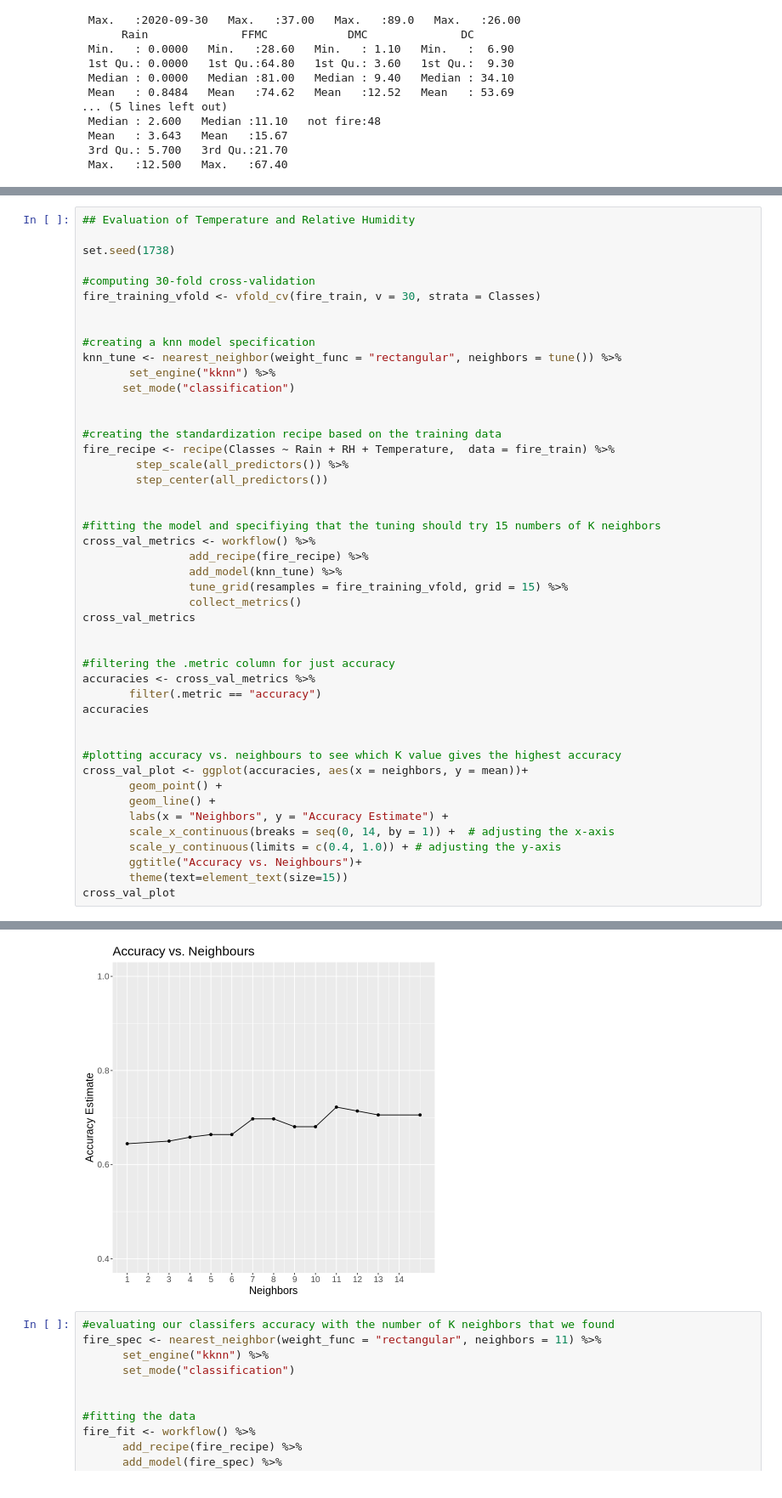
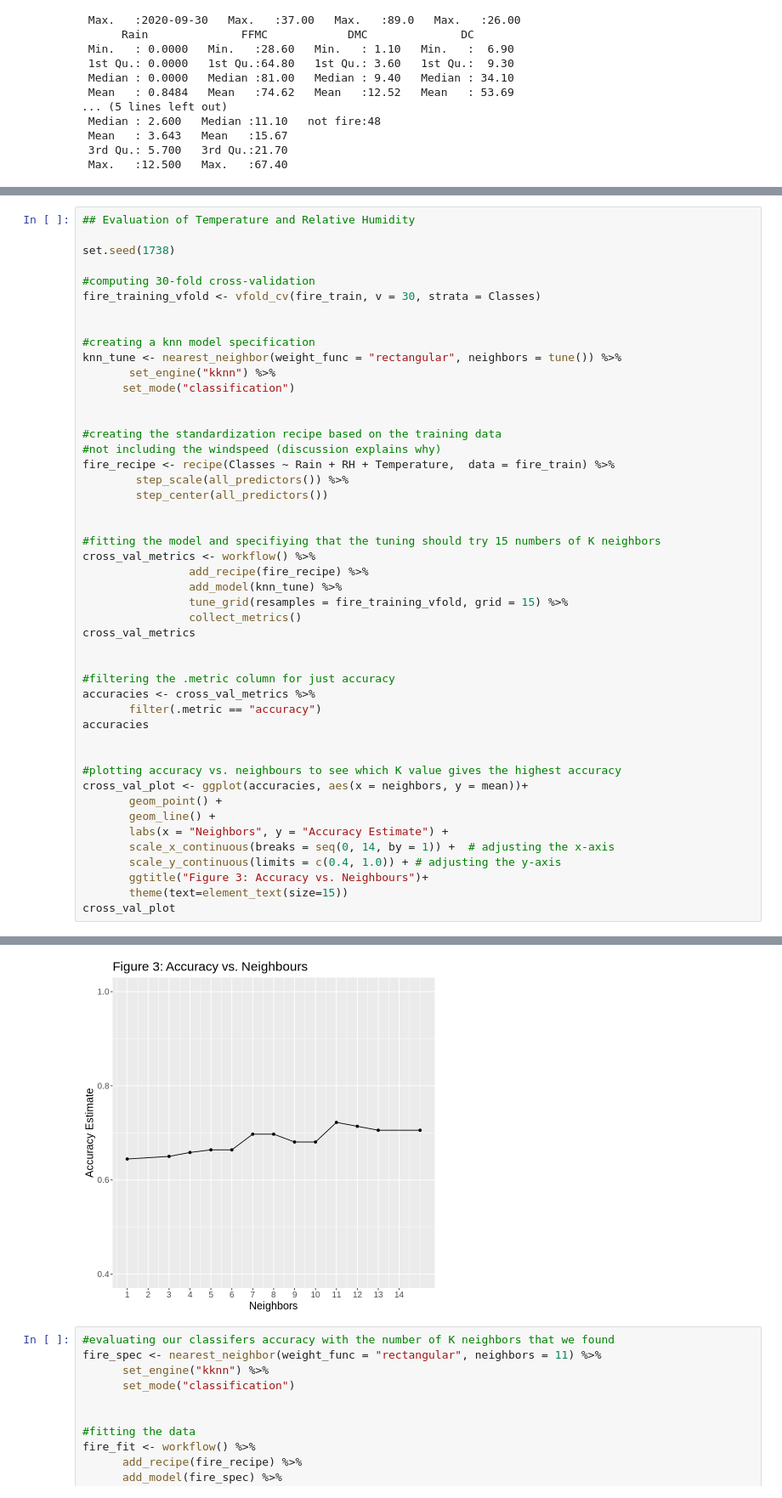
Before and after one commit to lufinot/DTSC-G18-V2, a Jupyter notebook: projectt.ipynb, the cells around one changed output, grey strips where cells are left out. Shown: that part at 85% size. Drawn from its saved outputs; the diff is of its cells as text.

Commit message:
added more to the discussion

```diff
--- a/projectt.ipynb
+++ b/projectt.ipynb
@@ -175,6 +193,7 @@ knn_tune <- nearest_neighbor(weight_func = "rectangular", neighbors = tune()) %>
 
 
 #creating the standardization recipe based on the training data
+#not including the windspeed (discussion explains why)
 fire_recipe <- recipe(Classes ~ Rain + RH + Temperature,  data = fire_train) %>%
         step_scale(all_predictors()) %>%
         step_center(all_predictors())
@@ -202,7 +221,7 @@ cross_val_plot <- ggplot(accuracies, aes(x = neighbors, y = mean))+
        labs(x = "Neighbors", y = "Accuracy Estimate") +
        scale_x_continuous(breaks = seq(0, 14, by = 1)) +  # adjusting the x-axis
        scale_y_continuous(limits = c(0.4, 1.0)) + # adjusting the y-axis
-       ggtitle("Accuracy vs. Neighbours")+
+       ggtitle("Figure 3: Accuracy vs. Neighbours")+
        theme(text=element_text(size=15))
 cross_val_plot
 # %% [output]
@@ -231,34 +250,34 @@ A tibble: 26 × 7
 | 3 | accuracy | multiclass | 0.6500000 | 30 | 0.05123008 | Model02 |
 | 3 | roc_auc | hand_till | 0.7625000 | 30 | 0.05372276 | Model02 |
 | 4 | accuracy | multiclass | 0.6583333 | 30 | 0.05245414 | Model03 |
 | 4 | roc_auc | hand_till | 0.7333333 | 30 | 0.04708963 | Model03 |
 | 5 | accuracy | multiclass | 0.6638889 | 30 | 0.04598908 | Model04 |
 | 5 | roc_auc | hand_till | 0.7583333 | 30 | 0.05424949 | Model04 |
 | 6 | accuracy | multiclass | 0.6638889 | 30 | 0.04598908 | Model05 |
 | 6 | roc_auc | hand_till | 0.7458333 | 30 | 0.05856379 | Model05 |
 | ... | ... | ... | ... | ... | ... | ... |
 | 12 | roc_auc | hand_till | 0.8083333 | 30 | 0.05516867 | Model11 |
 | 13 | accuracy | multiclass | 0.7055556 | 30 | 0.04242289 | Model12 |
 | 13 | roc_auc | hand_till | 0.7791667 | 30 | 0.05547708 | Model12 |
 | 15 | accuracy | multiclass | 0.7055556 | 30 | 0.04408379 | Model13 |
 | 15 | roc_auc | hand_till | 0.7333333 | 30 | 0.06475344 | Model13 |
 A tibble: 13 × 7
 | neighbors | .metric | .estimator | mean | n | std_err | .config |
 | <int> | <chr> | <chr> | <dbl> | <int> | <dbl> | <chr> |
 | 1 | accuracy | multiclass | 0.6444444 | 30 | 0.04709528 | Model01 |
 | 3 | accuracy | multiclass | 0.6500000 | 30 | 0.05123008 | Model02 |
 | 4 | accuracy | multiclass | 0.6583333 | 30 | 0.05245414 | Model03 |
 | 5 | accuracy | multiclass | 0.6638889 | 30 | 0.04598908 | Model04 |
 | 6 | accuracy | multiclass | 0.6638889 | 30 | 0.04598908 | Model05 |
 | 7 | accuracy | multiclass | 0.6972222 | 30 | 0.04917638 | Model06 |
 | 8 | accuracy | multiclass | 0.6972222 | 30 | 0.04917638 | Model07 |
 | 9 | accuracy | multiclass | 0.6805556 | 30 | 0.04211129 | Model08 |
 | 10 | accuracy | multiclass | 0.6805556 | 30 | 0.04211129 | Model09 |
 | 11 | accuracy | multiclass | 0.7222222 | 30 | 0.04290931 | Model10 |
 | 12 | accuracy | multiclass | 0.7138889 | 30 | 0.04352803 | Model11 |
 | 13 | accuracy | multiclass | 0.7055556 | 30 | 0.04242289 | Model12 |
 | 15 | accuracy | multiclass | 0.7055556 | 30 | 0.04408379 | Model13 |
-[figure, old version]
+[figure, new version]
 # %%
 #evaluating our classifers accuracy with the number of K neighbors that we found
 fire_spec <- nearest_neighbor(weight_func = "rectangular", neighbors = 11) %>%
```
Also changed, not shown: parts of 3 cells of this notebook.
